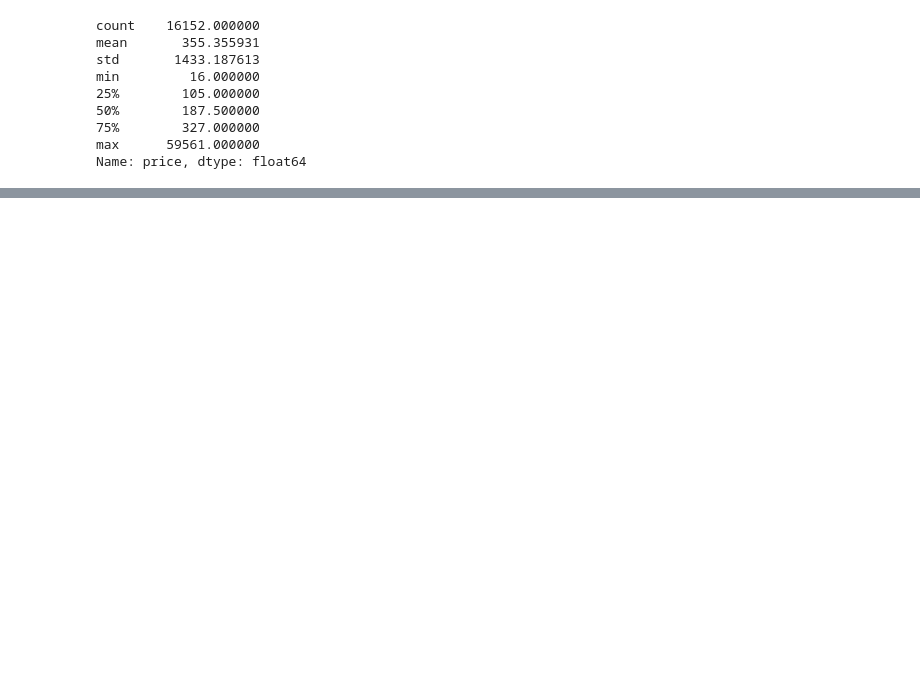
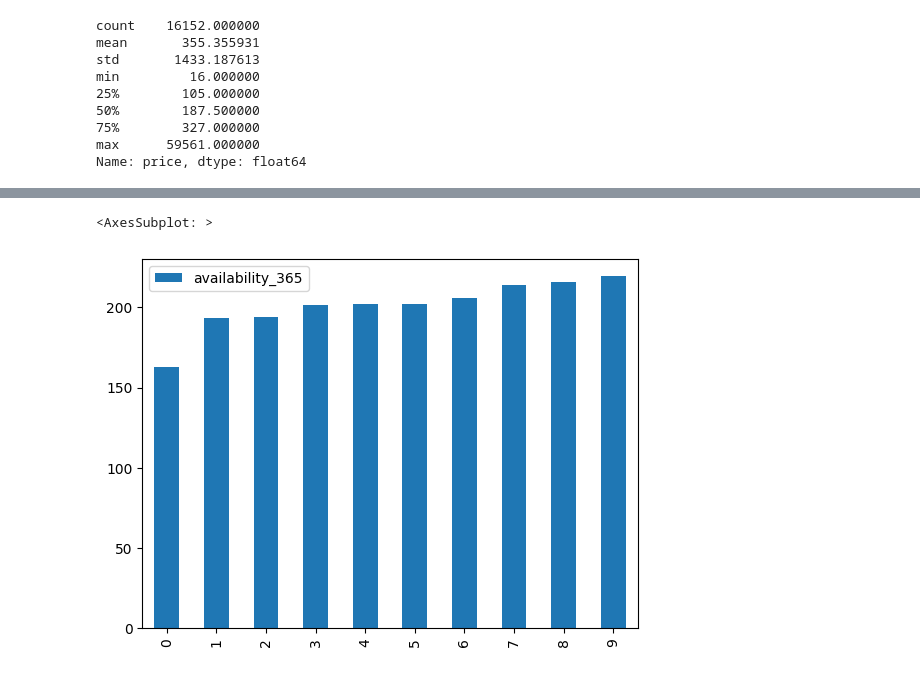
Before and after one commit to farisbegic/airbnb-istanbul-eda, a Jupyter notebook: IstanbulAirBnBEDA.ipynb, the cells around one changed output, grey strips where cells are left out. Drawn from its saved outputs; the diff is of its cells as text; code cells hidden in the pictures; blank space fills up the shorter version.

```diff
--- a/IstanbulAirBnBEDA.ipynb
+++ b/IstanbulAirBnBEDA.ipynb
@@ -206,0 +257,8 @@ occupancy_borough.head(10)
+# %%
+# Calculating the mean availability of neighbourhoods
+
+chart6 = df.groupby("neighbourhood")["availability_365"].mean().sort_values().reset_index()
+chart6.head(10).plot(kind="bar")
+# %% [output]
+<AxesSubplot: >
+[figure, added]
```
Also changed, not shown: parts of 15 cells of this notebook.
